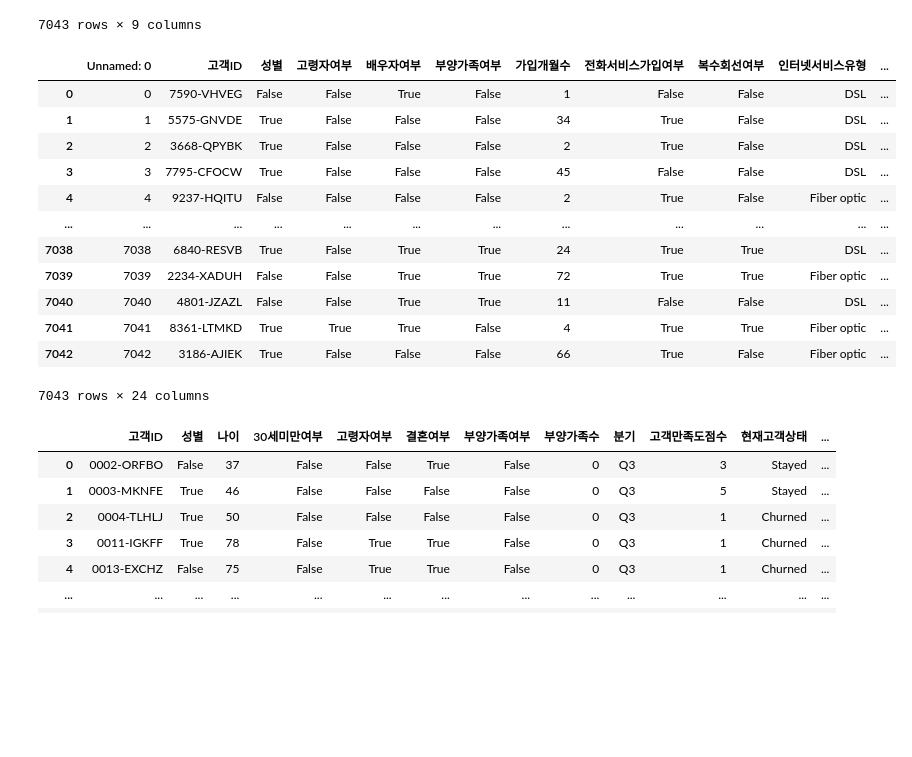
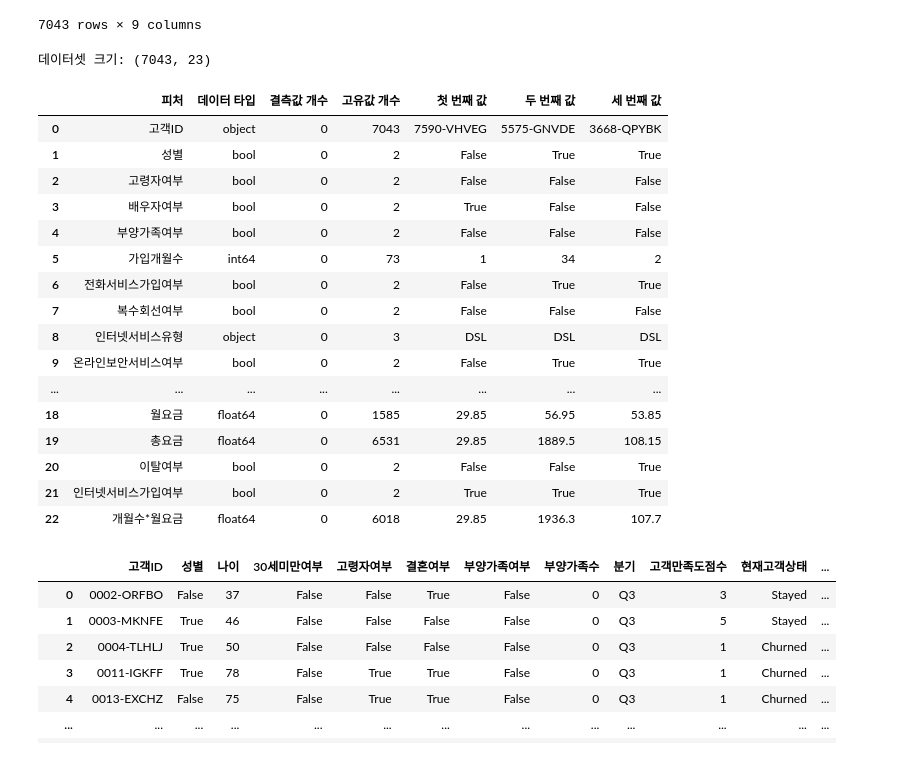
Before and after one commit to Blche/midproject_8, a Jupyter notebook: members/문세희/이탈률 감소방향_가입개월수, 계약기간.ipynb, the cells around one changed output. Saved outputs shown, nothing was run; the diff lists cells and outputs as text; code cells hidden in the pictures; blank space fills up the shorter version.

Commit message:
작업한 데이터셋 전부 통합 완료

```diff
--- a/members/문세희/이탈률 감소방향_가입개월수, 계약기간.ipynb
+++ b/members/문세희/이탈률 감소방향_가입개월수, 계약기간.ipynb
@@ -36,6 +36,25 @@ plt.rcParams['axes.unicode_minus'] = False
 
 # 복잡한 통계 처리를 위한 라이브러리
 from scipy import stats
+# %%
+## 데이터프레임을 넣고 column별 특성 및 결측값, 고유값들을 확인하는 함수를 작성해본다.
+## 필수는 아니지만 전체적인 흐름을 파악하기 쉬워진다.
+
+def resumetable(df):
+  print(f'데이터셋 크기: {df.shape}')                                # 데이터프레임의 전체 크기(행, 열) 출력
+
+  summary = pd.DataFrame(df.dtypes, columns=['데이터 타입'])         # 각 피처의 데이터 타입을 가져와 데이터프레임으로 생성
+  summary = summary.reset_index()                                    # 인덱스를 초기화하여 컬럼으로 변환
+  summary = summary.rename(columns={'index':'피처'})                 # 'index' 컬럼명을 '피처'로 변경
+
+  summary['결측값 개수'] = df.isnull().sum().values                 # 각 피처의 결측값(null) 개수 계산
+  summary['고유값 개수'] = df.nunique().values                      # 각 피처의 고유값 개수 계산
+
+  summary['첫 번째 값'] = df.loc[0].values                          # 각 피처의 첫 번째 샘플 값
+  summary['두 번째 값'] = df.loc[1].values                          # 각 피처의 두 번째 샘플 값
+  summary['세 번째 값'] = df.loc[2].values                          # 각 피처의 세 번째 샘플 값
+
+  return summary                                                     # 요약 테이블 반환
 # %%
 # 기존에 분석했던 것들 그대로 가져옴
 data1 = pd.read_csv('data/tel_data.csv', index_col=0)
@@ -134,23 +153,28 @@ status
 7043 rows × 9 columns
 # %%
 # 내가 작업한 churn
-churn = pd.read_csv('data/Telco_customer_churn_sehee.csv')
+churn = pd.read_csv('data/Telco_customer_churn_sehee.csv', encoding='utf-8-sig', index_col=0)
 # %%
-churn
+resumetable(churn)
 # %% [output]
+데이터셋 크기: (7043, 23)
-|  | Unnamed: 0 | 고객ID | 성별 | 고령자여부 | 배우자여부 | 부양가족여부 | 가입개월수 | 전화서비스가입여부 | 복수회선여부 | 인터넷서비스유형 | ... |
-| 0 | 0 | 7590-VHVEG | False | False | True | False | 1 | False | False | DSL | ... |
-| 1 | 1 | 5575-GNVDE | True | False | False | False | 34 | True | False | DSL | ... |
-| 2 | 2 | 3668-QPYBK | True | False | False | False | 2 | True | False | DSL | ... |
-| 3 | 3 | 7795-CFOCW | True | False | False | False | 45 | False | False | DSL | ... |
-| 4 | 4 | 9237-HQITU | False | False | False | False | 2 | True | False | Fiber optic | ... |
-| ... | ... | ... | ... | ... | ... | ... | ... | ... | ... | ... | ... |
-| 7038 | 7038 | 6840-RESVB | True | False | True | True | 24 | True | True | DSL | ... |
-| 7039 | 7039 | 2234-XADUH | False | False | True | True | 72 | True | True | Fiber optic | ... |
-| 7040 | 7040 | 4801-JZAZL | False | False | True | True | 11 | False | False | DSL | ... |
-| 7041 | 7041 | 8361-LTMKD | True | True | True | False | 4 | True | True | Fiber optic | ... |
-| 7042 | 7042 | 3186-AJIEK | True | False | False | False | 66 | True | False | Fiber optic | ... |
+|  | 피처 | 데이터 타입 | 결측값 개수 | 고유값 개수 | 첫 번째 값 | 두 번째 값 | 세 번째 값 |
+| 0 | 고객ID | object | 0 | 7043 | 7590-VHVEG | 5575-GNVDE | 3668-QPYBK |
+| 1 | 성별 | bool | 0 | 2 | False | True | True |
+| 2 | 고령자여부 | bool | 0 | 2 | False | False | False |
+| 3 | 배우자여부 | bool | 0 | 2 | True | False | False |
+| 4 | 부양가족여부 | bool | 0 | 2 | False | False | False |
+| 5 | 가입개월수 | int64 | 0 | 73 | 1 | 34 | 2 |
+| 6 | 전화서비스가입여부 | bool | 0 | 2 | False | True | True |
+| 7 | 복수회선여부 | bool | 0 | 2 | False | False | False |
+| 8 | 인터넷서비스유형 | object | 0 | 3 | DSL | DSL | DSL |
+| 9 | 온라인보안서비스여부 | bool | 0 | 2 | False | True | True |
+| ... | ... | ... | ... | ... | ... | ... | ... |
+| 18 | 월요금 | float64 | 0 | 1585 | 29.85 | 56.95 | 53.85 |
+| 19 | 총요금 | float64 | 0 | 6531 | 29.85 | 1889.5 | 108.15 |
+| 20 | 이탈여부 | bool | 0 | 2 | False | False | True |
+| 21 | 인터넷서비스가입여부 | bool | 0 | 2 | True | True | True |
+| 22 | 개월수*월요금 | float64 | 0 | 6018 | 29.85 | 1936.3 | 107.7 |
-7043 rows × 24 columns
 # %%
 # 두 개 outer join
 demo_stat = pd.merge(demo, status, on='고객ID', how='outer')
```
Also changed, not shown: parts of 1 cell of this notebook, 1 other file.
